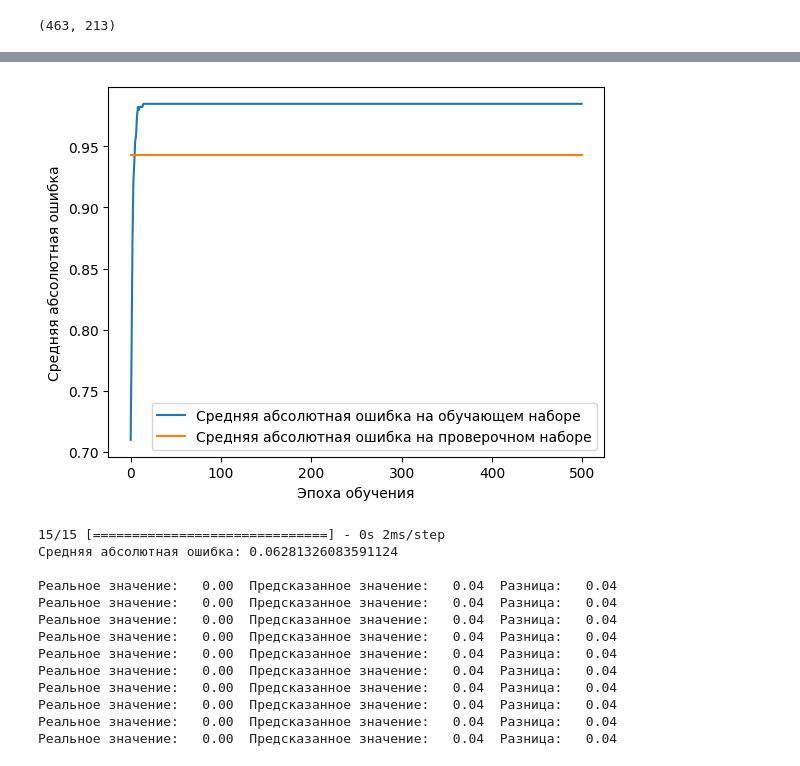
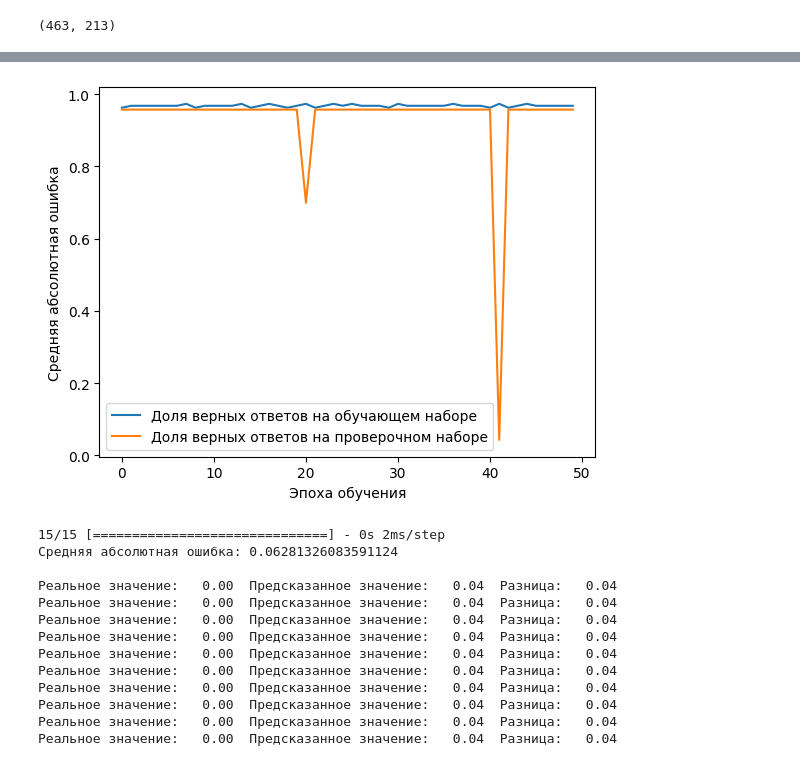
Before and after one commit to Untick/InspectrumClinic_HR, a Jupyter notebook: Kiparenko Nikolai/INSPECTRUM_CLINIC_HR_RECSYS_GR1.ipynb, the cells around one changed output, grey strips where cells are left out. Saved outputs shown, nothing was run; the diff lists cells and outputs as text; code cells hidden in the pictures.

```diff
--- a/Kiparenko Nikolai/INSPECTRUM_CLINIC_HR_RECSYS_GR1.ipynb
+++ b/Kiparenko Nikolai/INSPECTRUM_CLINIC_HR_RECSYS_GR1.ipynb
@@ -242,21 +249,21 @@ Education_Indexes = tokenizer.texts_to_sequences(data.Education)
 data = data.assign(Education=Education_Indexes)
 # %%
 #Job
-tokenizer = Tokenizer(num_words=50, filters='!"#$%&()*+,-–—./…:;<=>?@[\\]^_`{|}~«»\t\n\xa0\ufeff', lower=True, split=' ', oov_token='неизвестное_слово', char_level=False)
+tokenizer = Tokenizer(num_words=150, filters='!"#$%&()*+,-–—./…:;<=>?@[\\]^_`{|}~«»\t\n\xa0\ufeff', lower=True, split=' ', oov_token='неизвестное_слово', char_level=False)
 tokenizer.fit_on_texts(data.Job) #"скармливаем" наши тексты, т.е даём в обработку методу, который соберет словарь частотности
 
 Job_Indexes = tokenizer.texts_to_sequences(data.Job)
 data = data.assign(Job=Job_Indexes)
 # %%
 #Last_place
-tokenizer = Tokenizer(num_words=100, filters='!"#$%&()*+,-–—./…:;<=>?@[\\]^_`{|}~«»\t\n\xa0\ufeff', lower=True, split=' ', oov_token='неизвестное_слово', char_level=False)
+tokenizer = Tokenizer(num_words=150, filters='!"#$%&()*+,-–—./…:;<=>?@[\\]^_`{|}~«»\t\n\xa0\ufeff', lower=True, split=' ', oov_token='неизвестное_слово', char_level=False)
 tokenizer.fit_on_texts(data.Last_place) #"скармливаем" наши тексты, т.е даём в обработку методу, который соберет словарь частотности
 
 Last_place_Indexes = tokenizer.texts_to_sequences(data.Last_place)
 data = data.assign(Last_place=Last_place_Indexes)
 # %%
 #Position
-tokenizer = Tokenizer(num_words=20, filters='!"#$%&()*+,-–—./…:;<=>?@[\\]^_`{|}~«»\t\n\xa0\ufeff', lower=True, split=' ', oov_token='неизвестное_слово', char_level=False)
+tokenizer = Tokenizer(num_words=150, filters='!"#$%&()*+,-–—./…:;<=>?@[\\]^_`{|}~«»\t\n\xa0\ufeff', lower=True, split=' ', oov_token='неизвестное_слово', char_level=False)
 tokenizer.fit_on_texts(data.Position) #"скармливаем" наши тексты, т.е даём в обработку методу, который соберет словарь частотности
 
 Position_Indexes = tokenizer.texts_to_sequences(data.Position)
@@ -397,14 +386,15 @@ from tensorflow.keras.layers import ReLU, Flatten
 # Создание последовательной модели
 model = Sequential()
 model.add(Dense(60, activation='relu',input_dim=x_train.shape[1]))
-model.add(ReLU())
+model.add(Activation('relu'))
+#model.add(BatchNormalization())
 #model.add(BatchNormalization(input_dim=x_train.shape[1]))
-#model.add(Dense(10, activation='relu'))
-model.add(Dropout(0.3))
-model.add(Flatten())
-model.add(Dense(30, activation='softmax'))
-model.add(ReLU())
-model.add(Dropout(0.3))
+model.add(Dense(30, activation='relu'))
+#model.add(Dropout(0.3))
+#model.add(Flatten())
+#model.add(Dense(30, activation='softmax'))
+#model.add(Activation('relu'))
+#model.add(Dropout(0.3))
 model.add(Dense(1, activation='sigmoid')) #softmax linear
 
 # Компиляция модели
@@ -417,7 +407,7 @@ model.compile(loss='binary_crossentropy',
 # Обучение сети
 history = model.fit(x_train,
                     y_train, #y_train
-                    batch_size=256,
-                    epochs=500,
-                    validation_split=0.15,
+                    batch_size=2,
+                    epochs=50,
+                    validation_split=0.2,
                     verbose=1)
@@ -424,15 +432,15 @@ history = model.fit(x_train,
 # %%
 # Визуализация точности на обучающей выборке
 plt.plot(history.history['accuracy'],
-            label='Средняя абсолютная ошибка на обучающем наборе') #mae
+         label='Доля верных ответов на обучающем наборе') #mae
 plt.plot(history.history['val_accuracy'],
-            label='Средняя абсолютная ошибка на проверочном наборе') #val_mae
+         label='Доля верных ответов на проверочном наборе') #val_mae
 plt.xlabel('Эпоха обучения')
 plt.ylabel('Средняя абсолютная ошибка')
 plt.legend()
 plt.show()
 # %% [output]
-[figure, old version]
+[figure, new version]
 # %%
 def eval_net(model, x_train, y_train, y_scaler = None, n = 10, limit = 1000.):
 
```
Also changed, not shown: parts of 4 cells of this notebook.
